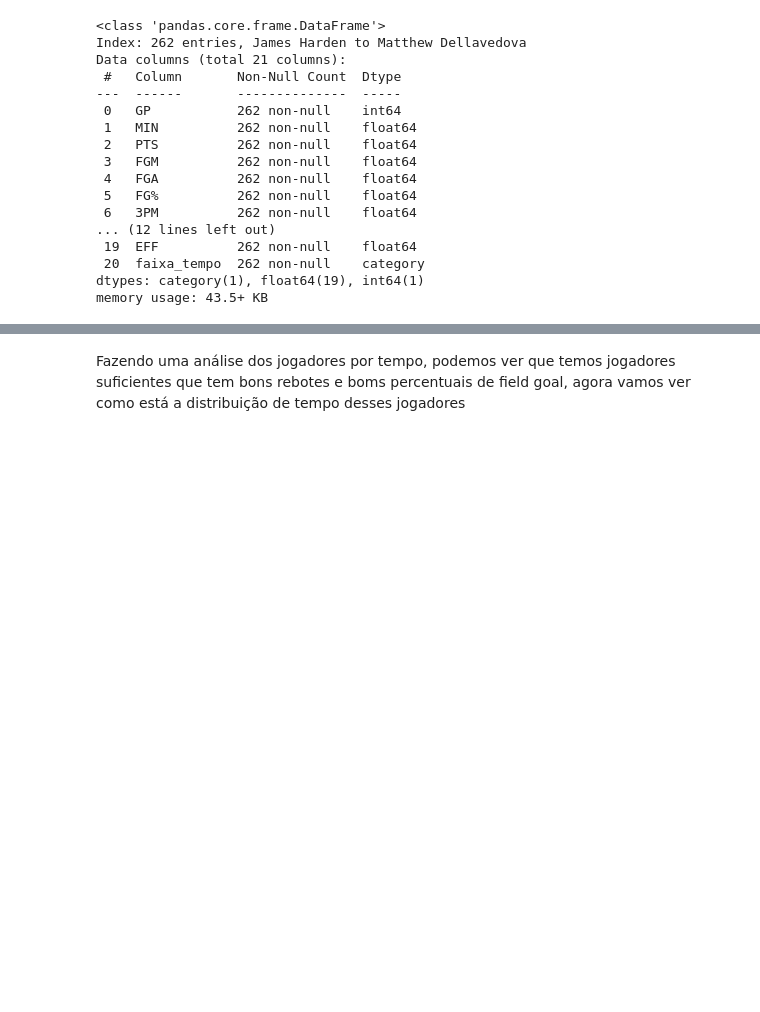
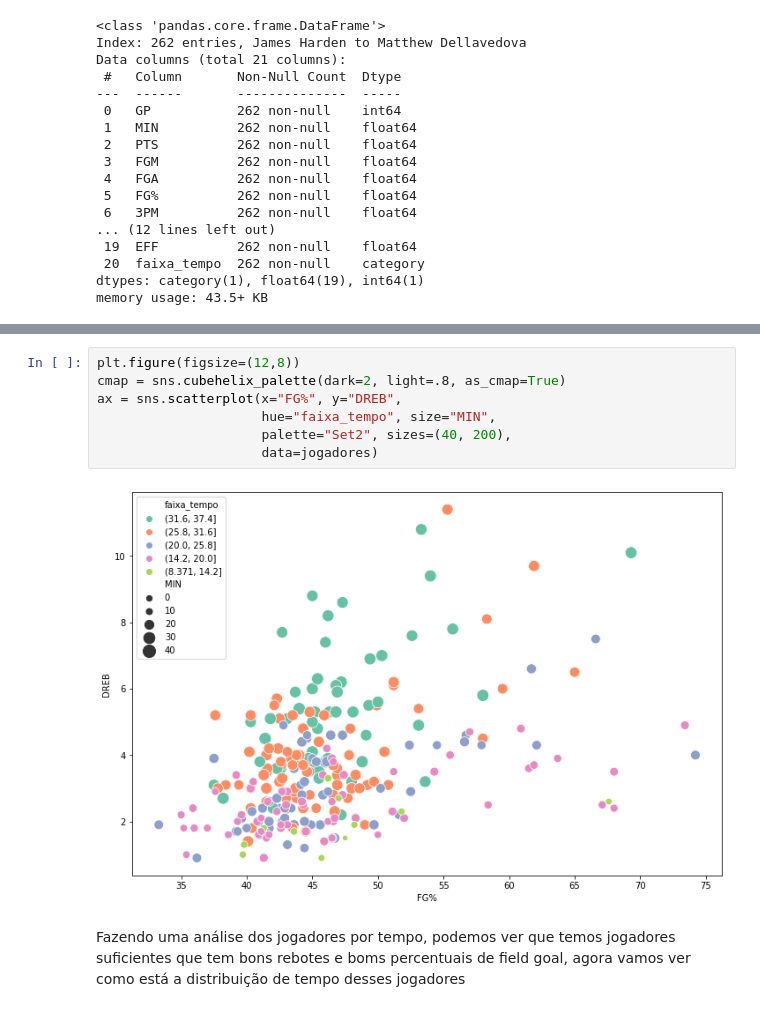
Before and after one commit to guizuccolotto-zz/Desempenho_Jogadores_NBA, a Jupyter notebook: Analise_NBA_Win.ipynb, the cells around one changed output, grey strips where cells are left out. Cells and saved outputs as stored; diff of their text form; blank space fills up the shorter version.

```diff
--- a/Analise_NBA_Win.ipynb
+++ b/Analise_NBA_Win.ipynb
@@ -168,2 +167,11 @@ fig.show()
+# %%
+plt.figure(figsize=(12,8))
+cmap = sns.cubehelix_palette(dark=2, light=.8, as_cmap=True)
+ax = sns.scatterplot(x="FG%", y="DREB",
+                     hue="faixa_tempo", size="MIN",
+                     palette="Set2", sizes=(40, 200),
+                     data=jogadores)
+# %% [output]
+[figure, added]
 # %% [markdown]
 Fazendo uma análise dos jogadores por tempo, podemos ver que temos jogadores suficientes que tem bons rebotes e boms percentuais de field goal, agora vamos ver como está a distribuição de tempo desses jogadores
```
Also changed, not shown: parts of 17 cells of this notebook.
